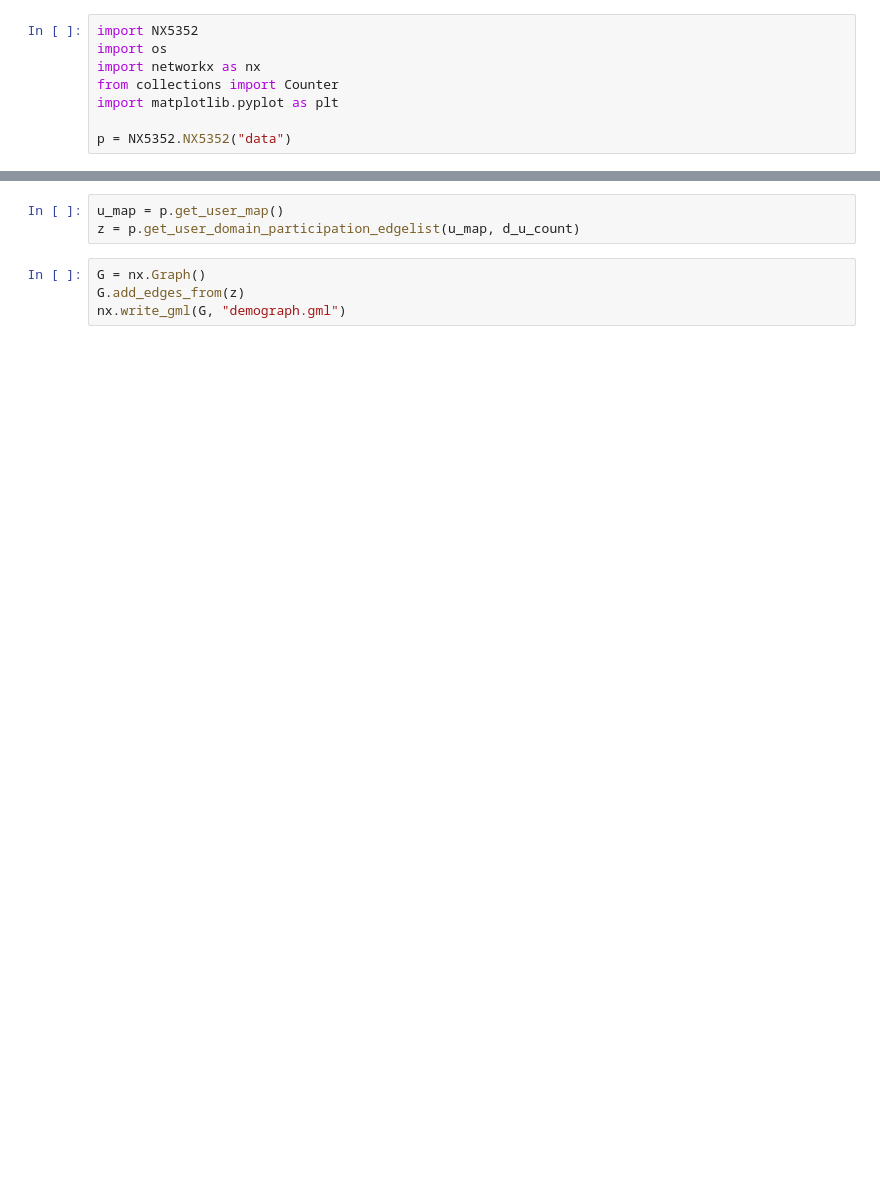
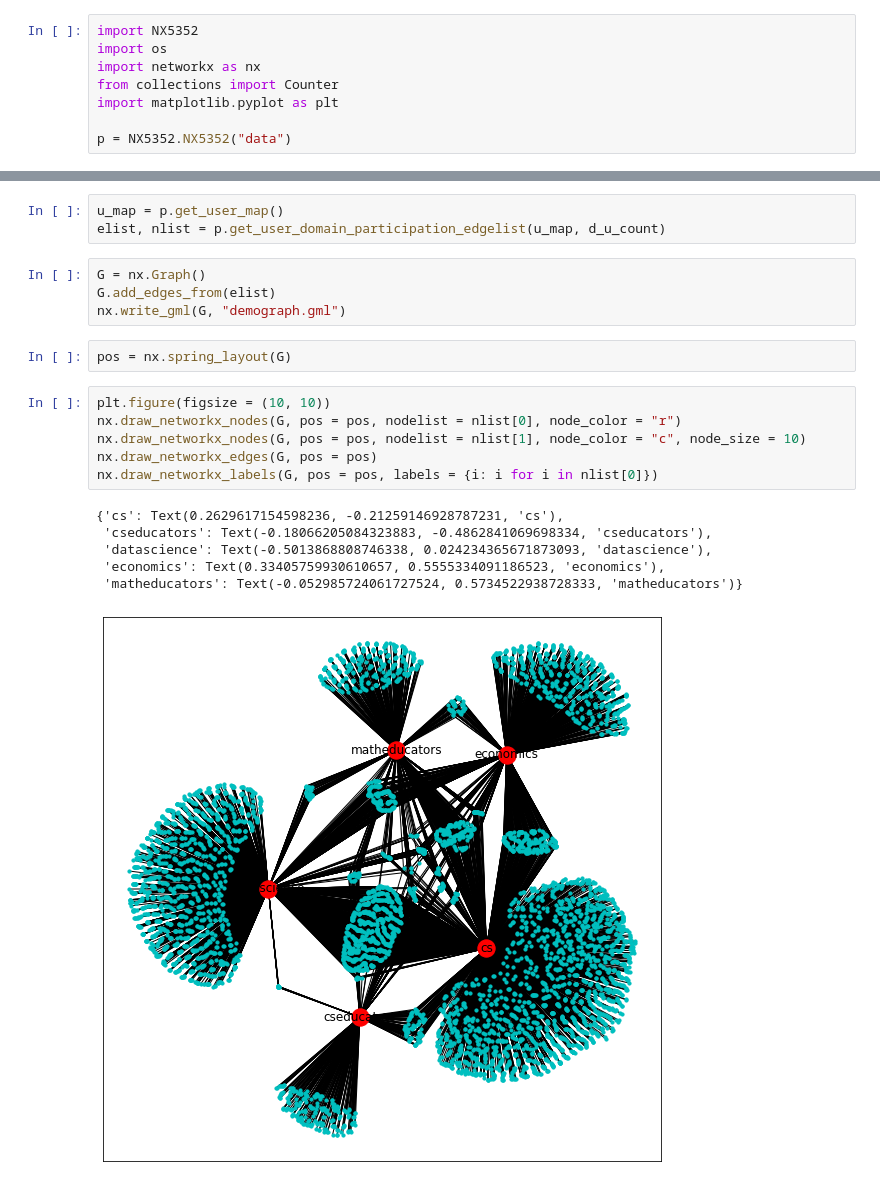
Before and after one commit to UpasanaDutta98/CSCI5352, a Jupyter notebook: demo.ipynb, the cells around one changed output, grey strips where cells are left out. Cells and saved outputs as stored; diff of their text form; blank space fills up the shorter version.

```diff
--- a/demo.ipynb
+++ b/demo.ipynb
@@ -28,7 +28,22 @@ plt.hist(k, weights=v)
 # %%
 u_map = p.get_user_map()
-z = p.get_user_domain_participation_edgelist(u_map, d_u_count)
+elist, nlist = p.get_user_domain_participation_edgelist(u_map, d_u_count)
 # %%
 G = nx.Graph()
-G.add_edges_from(z)
+G.add_edges_from(elist)
 nx.write_gml(G, "demograph.gml")
+# %%
+pos = nx.spring_layout(G)
+# %%
+plt.figure(figsize = (10, 10))
+nx.draw_networkx_nodes(G, pos = pos, nodelist = nlist[0], node_color = "r")
+nx.draw_networkx_nodes(G, pos = pos, nodelist = nlist[1], node_color = "c", node_size = 10)
+nx.draw_networkx_edges(G, pos = pos)
+nx.draw_networkx_labels(G, pos = pos, labels = {i: i for i in nlist[0]})
+# %% [output]
+{'cs': Text(0.2629617154598236, -0.21259146928787231, 'cs'),
+ 'cseducators': Text(-0.18066205084323883, -0.4862841069698334, 'cseducators'),
+ 'datascience': Text(-0.5013868808746338, 0.024234365671873093, 'datascience'),
+ 'economics': Text(0.33405759930610657, 0.5555334091186523, 'economics'),
+ 'matheducators': Text(-0.052985724061727524, 0.5734522938728333, 'matheducators')}
+[figure, added]
```
Also changed, not shown: parts of 3 cells of this notebook, 2 other files.
